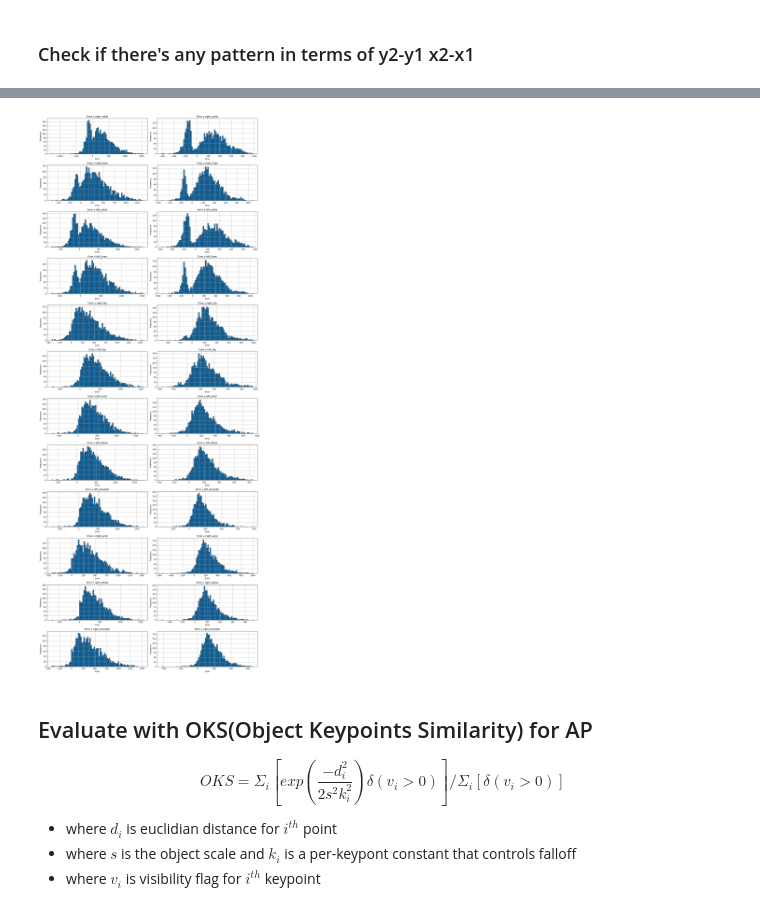
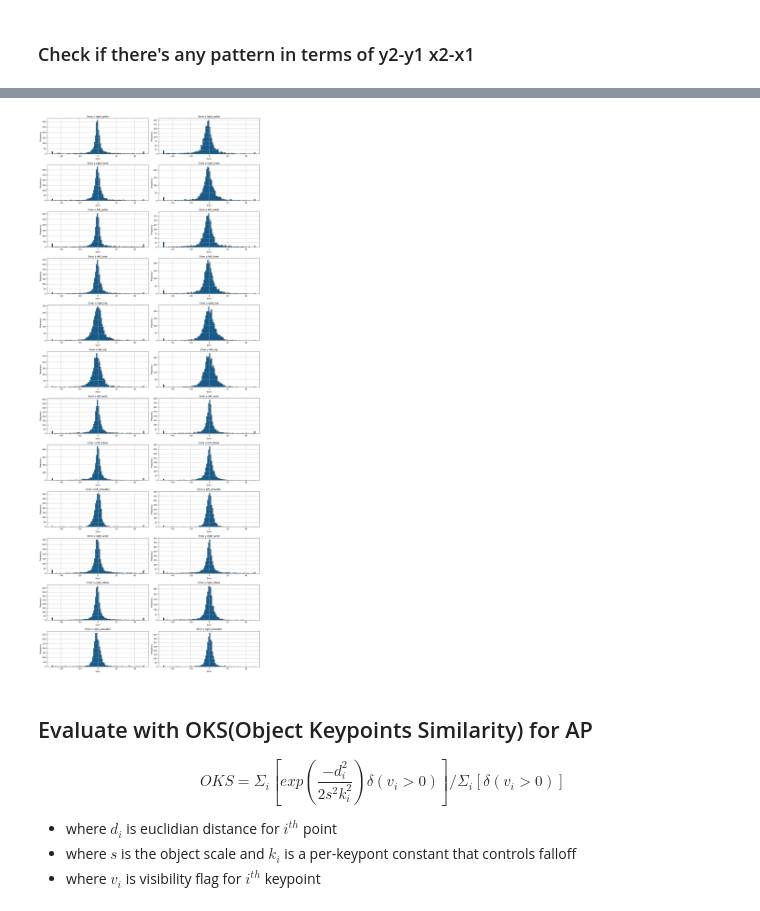
Before and after one commit to bilguudeiblgd/mapping-HPE-representations, a Jupyter notebook: error_distribution.ipynb, the cells around one changed output, grey strips where cells are left out. Saved outputs shown, nothing was run; the diff lists cells and outputs as text; code cells hidden in the pictures.

Commit message:
Added better mpii prediction model

```diff
--- a/error_distribution.ipynb
+++ b/error_distribution.ipynb
@@ -17,6 +17,8 @@ with open(ROOT_FOLDER + '/repos/scripts/coco_pred_on_mpii/pred.json', 'r') as f:
 
 with open(ROOT_FOLDER + '/repos/scripts/mpii_pred_on_mpii/pred.json', 'r') as f:
     annot_pred_mpii = json.load(f)
+with open(ROOT_FOLDER + '/repos/scripts/mpii_pred_on_mpii/resnet_pred.json', 'r') as f:
+    annot_better_pred_mpii = json.load(f)
 # %%
 len_truth = len(annot_truth)
 print(len_truth)
@@ -117,8 +120,2 @@ plt.show()
 # %% [markdown]
 ### Check if there's any pattern in terms of y2-y1 x2-x1
-# %%
-errors = list()
-for key in mapping.keys():
-  errors.append(np.stack((kps_truth[:, key, 0] - kps_pred[:, mapping[key], 0] / box_scale, kps_truth[:, key, 1] - kps_pred[:, mapping[key], 1] / box_scale), axis=0))
-print(errors[0].shape)
-print(errors[:10])
@@ -142,0 +126,23 @@ print(errors[:10])
+# %%
+errors = list()
+for key in mapping.keys():
+  gts = kps_truth[:, key]
+  predictions = kps_pred[:, mapping[key]]
+  gts = gts[ kps_truth_joint_vis[:, key] == 1 ]
+  # if right ankle, subtract to make bell curve on 0
+  predictions = predictions [ kps_truth_joint_vis[:, key] == 1 ]
+  errors.append(
+    np.stack(
+      ((gts[:, 0] - predictions[:, 0]) / box_scale [ kps_truth_joint_vis[:, key] == 1 ],
+       (gts[:, 1] - predictions[:, 1]) / box_scale [ kps_truth_joint_vis[:, key] == 1 ]), axis=0)
+    )
+  if key == 0:
+    offset_x = -0.5
+    offset_y = -1.9
+    print("error right ankle before sub")
+    print('x: ', (np.abs(gts[:, 0] - predictions[:, 0]) / box_scale [ kps_truth_joint_vis[:, key] == 1 ]).sum() / len(gts[:,0]))
+    print('y: ', (np.abs(gts[:, 1] - predictions[:, 1]) / box_scale [ kps_truth_joint_vis[:, key] == 1 ]).sum() / len(gts[:,1]))
+    print("error right ankle after sub")
+    print('x: ', (np.abs(gts[:, 0] - (predictions[:, 0] + offset_x)) / box_scale [ kps_truth_joint_vis[:, key] == 1 ]).sum() / len(gts[:,0]))
+    print('y: ', (np.abs(gts[:, 1] - (predictions[:, 1] + offset_y)) / box_scale [ kps_truth_joint_vis[:, key] == 1 ]).sum() / len(gts[:,1]))
+print(errors[0].shape)
@@ -143,23 +157,23 @@ print(errors[:10])
 # %%
 
 fig, axs = plt.subplots(nrows=(len(errors)), ncols=2, figsize=(16,40))
 for i in range(len(errors)):
   row = i
-  axs[row,0].hist(errors[i][0], bins=80, edgecolor='black')
+  axs[row,0].hist(np.clip(errors[i][0], -50, 50), bins=100, edgecolor='black')
   axs[row,0].set_title(f'Error x {mapping_names[i]}')
   axs[row,0].set_xlabel('Error')
   axs[row,0].set_ylabel('Frequency')
   axs[row,0].grid(True)
 
-  axs[row,1].hist(errors[i][1], bins=80, edgecolor='black')
+  axs[row,1].hist(np.clip(errors[i][1], -50, 50), bins=100, edgecolor='black')
   axs[row,1].set_title(f'Error y {mapping_names[i]}')
   axs[row,1].set_xlabel('Error')
   axs[row,1].set_ylabel('Frequency')
   axs[row,1].grid(True)
 plt.tight_layout()
 plt.show()
 # %% [output]
-[figure, old version]
+[figure, new version]
 # %% [markdown]
 ## Evaluate with OKS(Object Keypoints Similarity) for AP
 
```
Also changed, not shown: parts of 9 cells of this notebook, 2 other files.
